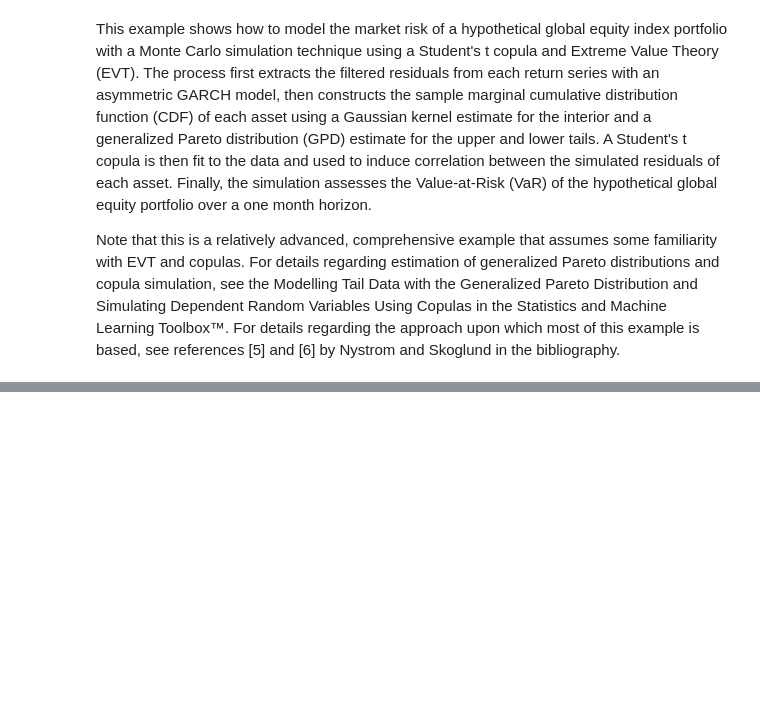
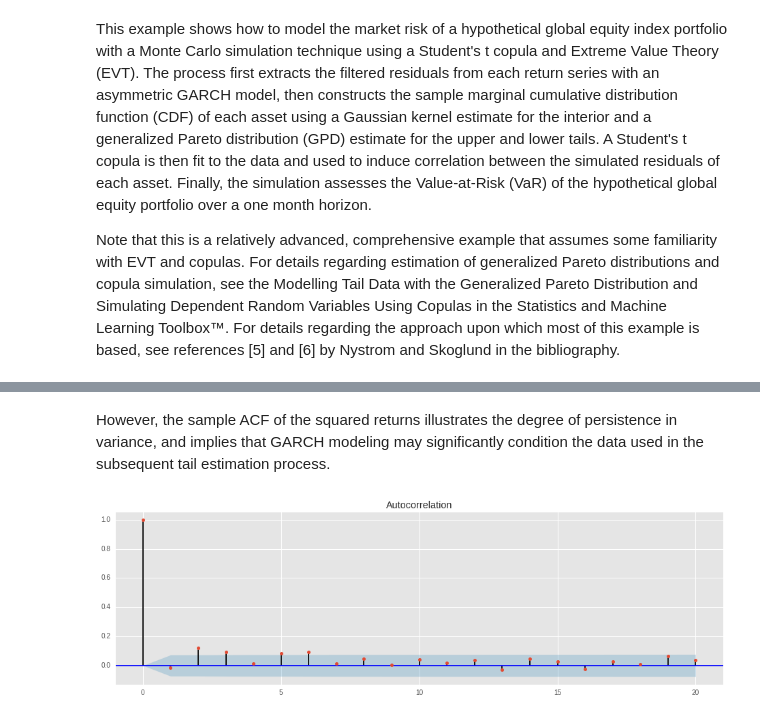
Before and after one commit to helderrezende/TCC, a Jupyter notebook: TCC Helder.ipynb, the cells around one changed output, grey strips where cells are left out. Saved outputs shown, nothing was run; the diff lists cells and outputs as text; code cells hidden in the pictures; blank space fills up the shorter version.

```diff
--- a/TCC Helder.ipynb
+++ b/TCC Helder.ipynb
@@ -95,0 +119,8 @@ returnsPandas.transpose().plot()
+# %% [markdown]
+However, the sample ACF of the squared returns illustrates the degree of persistence in variance, and implies that GARCH modeling may significantly condition the data used in the subsequent tail estimation process.
+# %%
+fig = plt.figure(figsize=(16,10))
+ax1 = fig.add_subplot(211)
+fig = sm.graphics.tsa.plot_acf(returnsPandas["ABEV3"]**2, lags=20, ax=ax1)
+# %% [output]
+[figure, added]
```
Also changed, not shown: parts of 15 cells of this notebook, 3 other files.
